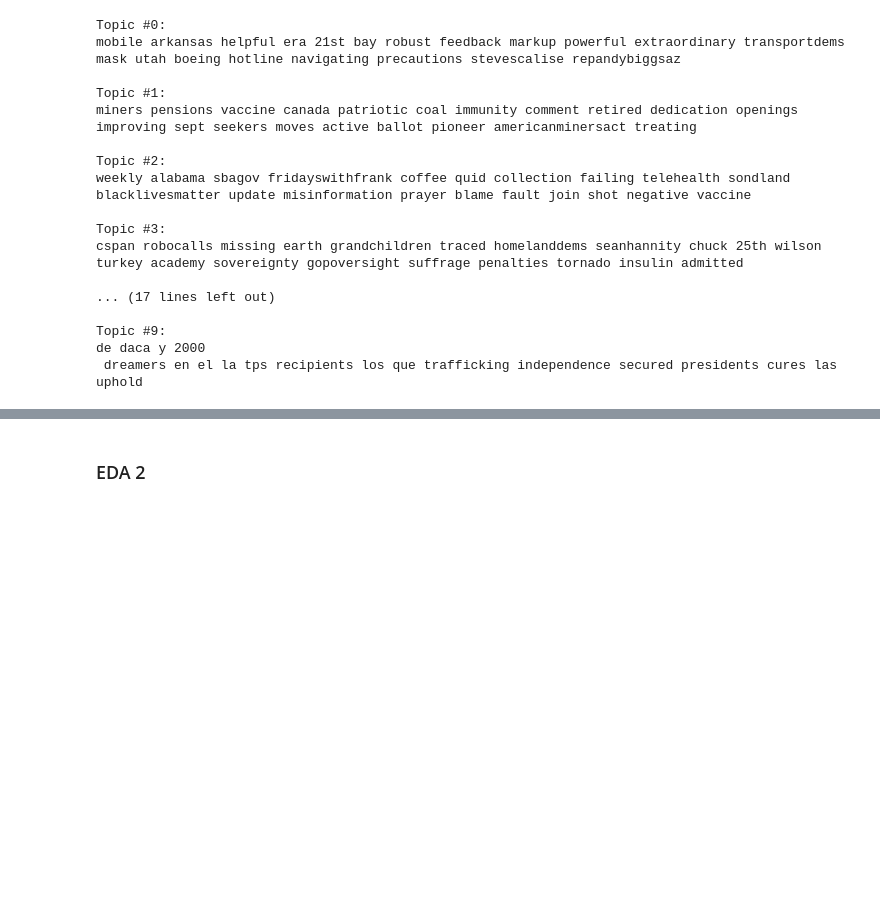
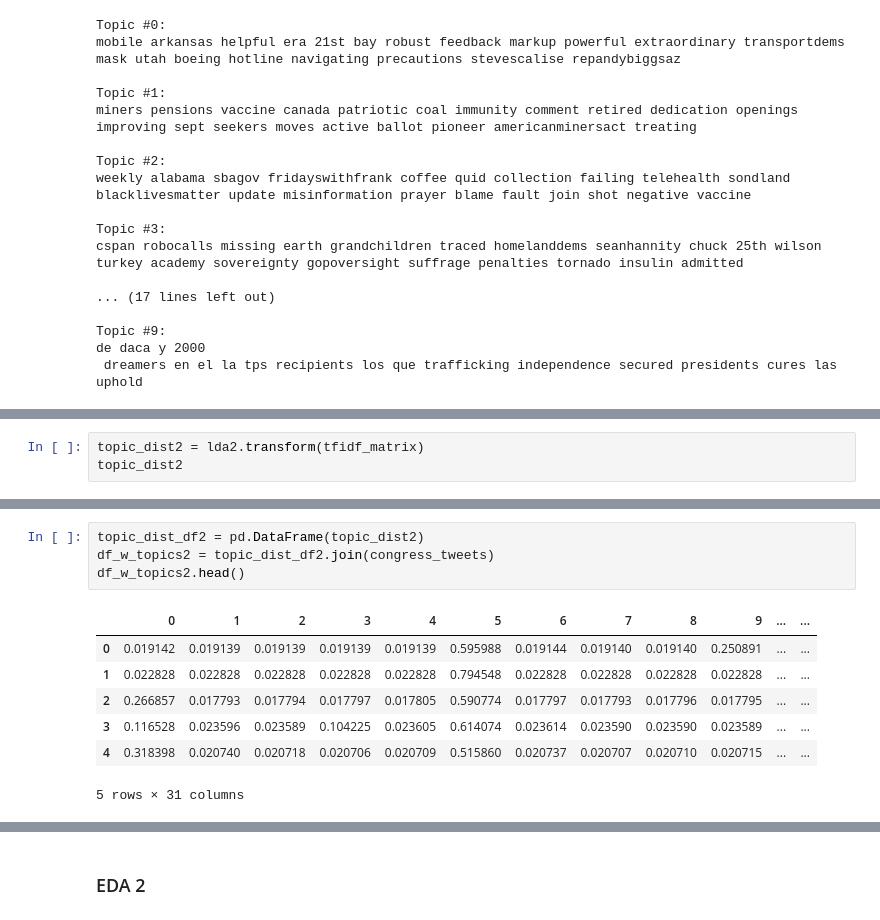
Before and after one commit to ireminal/CSS_Project5_Group1, a Jupyter notebook: Project 5 Student.ipynb, the cells around one changed output, grey strips where cells are left out. Drawn from its saved outputs; the diff is of its cells as text; blank space fills up the shorter version.

Commit message:
Finished prediction based on topic modeling

```diff
--- a/Project 5 Student.ipynb
+++ b/Project 5 Student.ipynb
@@ -214,0 +271,3 @@ de daca y 2000
+# %%
+topic_dist2 = lda2.transform(tfidf_matrix)
+topic_dist2
@@ -214,0 +288,12 @@ de daca y 2000
+# %%
+topic_dist_df2 = pd.DataFrame(topic_dist2)
+df_w_topics2 = topic_dist_df2.join(congress_tweets)
+df_w_topics2.head()
+# %% [output]
+|  | 0 | 1 | 2 | 3 | 4 | 5 | 6 | 7 | 8 | 9 | ... | ... |
+| 0 | 0.019142 | 0.019139 | 0.019139 | 0.019139 | 0.019139 | 0.595988 | 0.019144 | 0.019140 | 0.019140 | 0.250891 | ... | ... |
+| 1 | 0.022828 | 0.022828 | 0.022828 | 0.022828 | 0.022828 | 0.794548 | 0.022828 | 0.022828 | 0.022828 | 0.022828 | ... | ... |
+| 2 | 0.266857 | 0.017793 | 0.017794 | 0.017797 | 0.017805 | 0.590774 | 0.017797 | 0.017793 | 0.017796 | 0.017795 | ... | ... |
+| 3 | 0.116528 | 0.023596 | 0.023589 | 0.104225 | 0.023605 | 0.614074 | 0.023614 | 0.023590 | 0.023590 | 0.023589 | ... | ... |
+| 4 | 0.318398 | 0.020740 | 0.020718 | 0.020706 | 0.020709 | 0.515860 | 0.020737 | 0.020707 | 0.020710 | 0.020715 | ... | ... |
+5 rows × 31 columns
```
Also changed, not shown: parts of 24 cells of this notebook.
